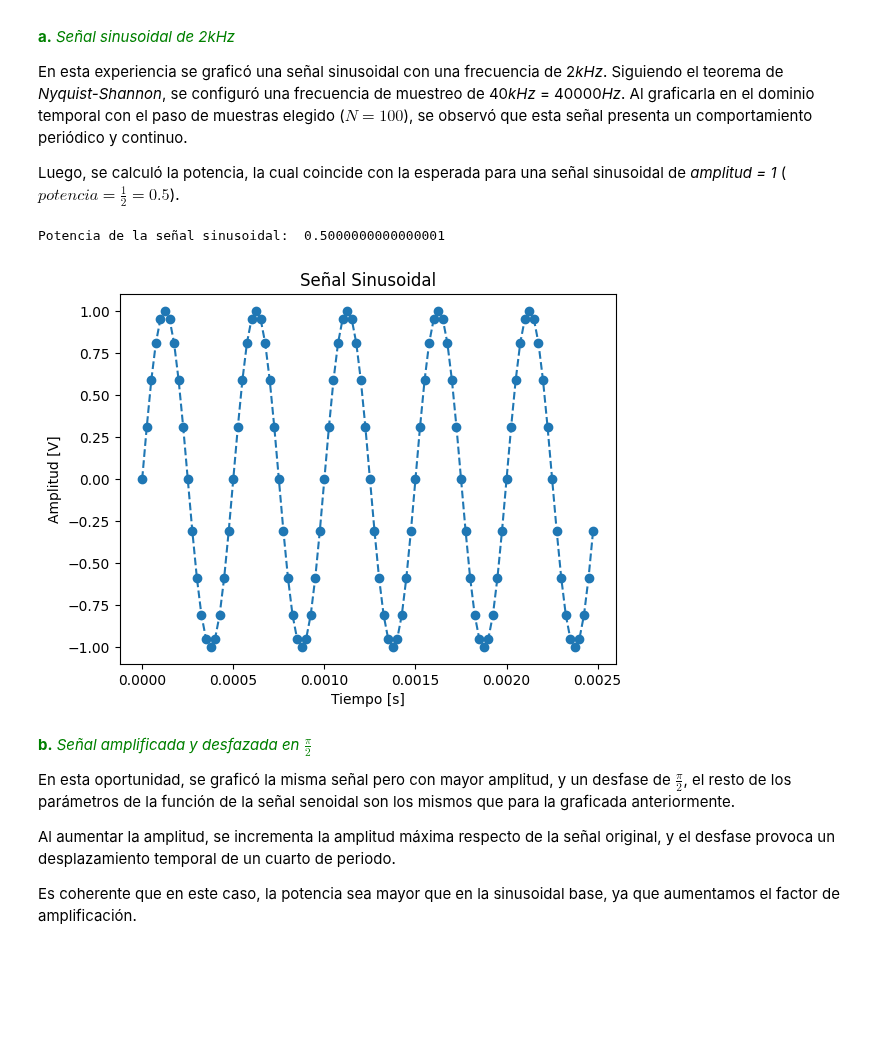
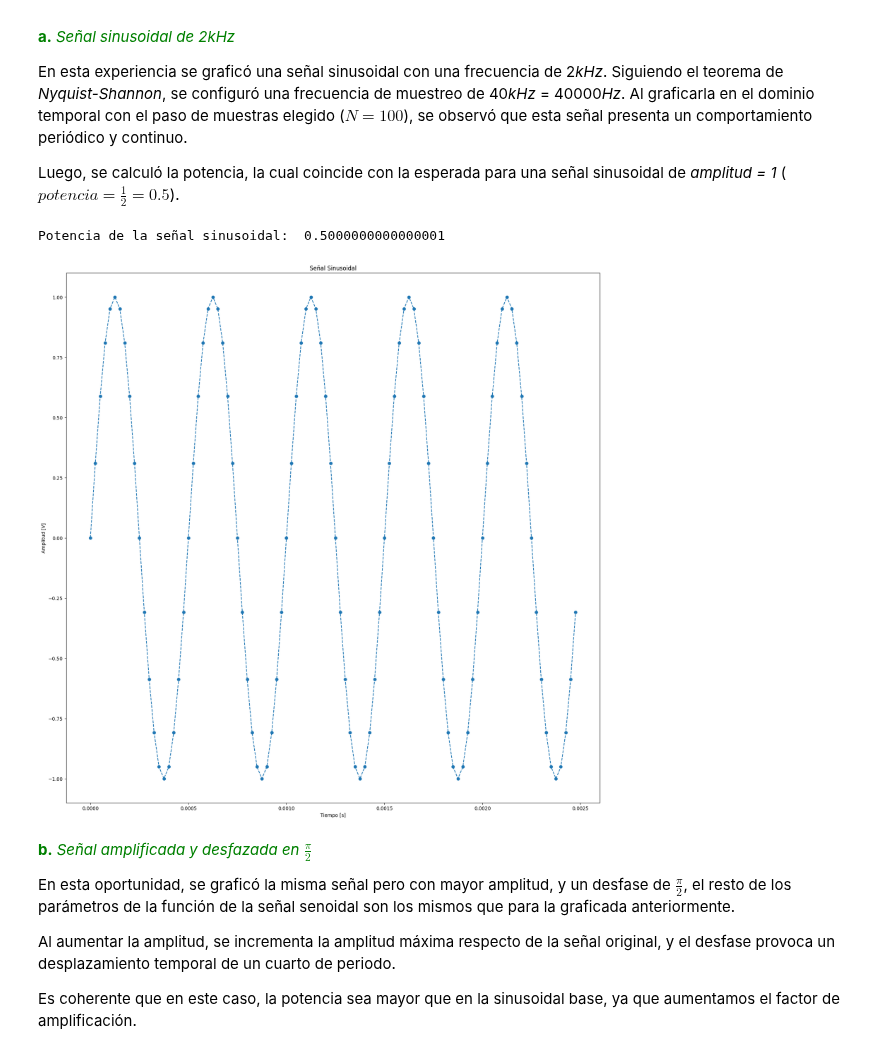
Before and after one commit to Catalina-git/APS, a Jupyter notebook: Tareas Semanales/TP1 - Síntesis de señales/TS1.ipynb, the cells around one changed output. Cells and saved outputs as stored; diff of their text form; code cells hidden in the pictures; blank space fills up the shorter version.

```diff
--- a/Tareas Semanales/TP1 - Síntesis de señales/TS1.ipynb
+++ b/Tareas Semanales/TP1 - Síntesis de señales/TS1.ipynb
@@ -66,35 +66,35 @@ def mi_funcion_sen(amplitud = 1, offset = 0, frecuencia = 1, fase = 0, N = 1000,
 
     tt = np.arange(start = 0, stop= N*Ts, step = Ts)
 
     xx = amplitud * np.sin(2 * np.pi * frecuencia * tt + fase) + offset
 
     return tt, xx
 
 # Funcion para calcular la potencia de una señal
 def calcular_potencia(x):
     return np.mean(x**2)
 
 """ ITEM a """
 # ------------------------------- Señal sinusoidal de 2kHz -------------------------------
 # Llamo a mi funcion
 _,fa = mi_funcion_sen(1, 0, 2000, 0, 100, 40000) # Pongo frecADC > 2 * frecuencia --> Teorema de Nyquist-Shannon
 
 # Genero otra ventana para los graficos
-plt.figure()  # Tamaño de la figura (ancho, alto)
+fig, axes = plt.subplots(1, 1, figsize=(20, 20))
 
 plt.title("Señal Sinusoidal")
 
 # Grafico la señal senoidal de 2KHz
 plt.xlabel('Tiempo [s]')
 plt.ylabel('Amplitud [V]')
 plt.plot(_,fa, 'o--')
 
 # Calculo la potenacia
 x = calcular_potencia(fa)
 print("Potencia de la señal sinusoidal: ", x)
 # %% [output]
 Potencia de la señal sinusoidal:  0.5000000000000001
-[figure, old version]
+[figure, new version]
 # %% [markdown]
 <font color=green>**b.** *Señal amplificada y desfazada en $\frac{\pi}{2}$*<font>
 
```
Also changed, not shown: parts of 7 cells of this notebook, 4 other files.
